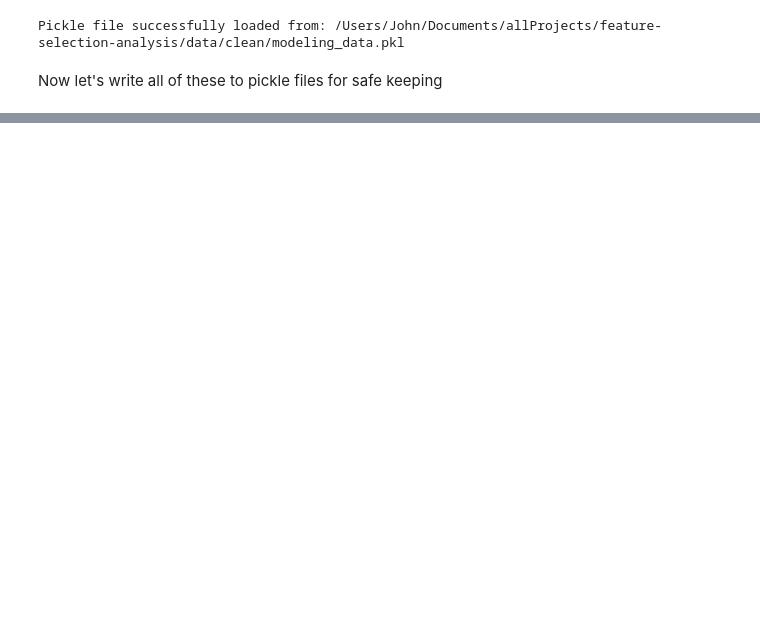
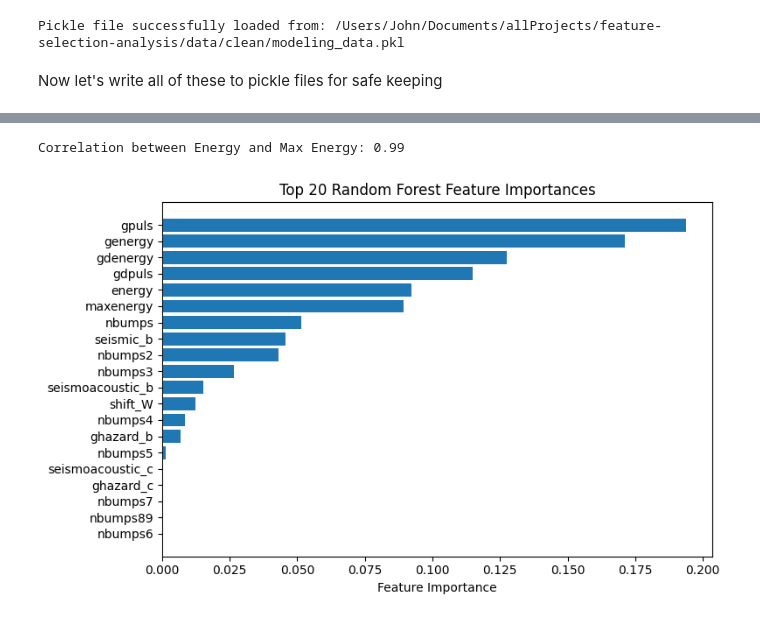
Before and after one commit to jdlesniak/feature-selection-analysis, a Jupyter notebook: notebooks/02_modeling.ipynb, the cells around one changed output, grey strips where cells are left out. Drawn from its saved outputs; the diff is of its cells as text; code cells hidden in the pictures; blank space fills up the shorter version.

Commit message:
working visualizations of each plot

```diff
--- a/notebooks/02_modeling.ipynb
+++ b/notebooks/02_modeling.ipynb
@@ -31,5 +31,5 @@ Pickle file successfully loaded from: /Users/John/Documents/allProjects/feature-
 # %%
 lasso_results = fit_lasso_cv(Xtrain, ytrain, seed=SEED)
 # %%
-#best_rf = fit_rf_cv(Xtrain, ytrain, seed=SEED)
+best_rf = fit_rf_cv(Xtrain, ytrain, seed=SEED)
 # %%
@@ -46,0 +47,9 @@ lasso_df = plot_lasso_paths(lasso_results)
+# %%
+energy_corr = round(Xtrain['maxenergy'].corr(Xtrain['energy']),2)
+print(f"Correlation between Energy and Max Energy: {energy_corr}")
+# %% [output]
+Correlation between Energy and Max Energy: 0.99
+# %%
+rf_df = plot_rf_feature_importance(best_rf, Xtrain.columns, top_n=20)
+# %% [output]
+[figure, added]
```
Also changed, not shown: parts of 4 cells of this notebook, 1 other file.
